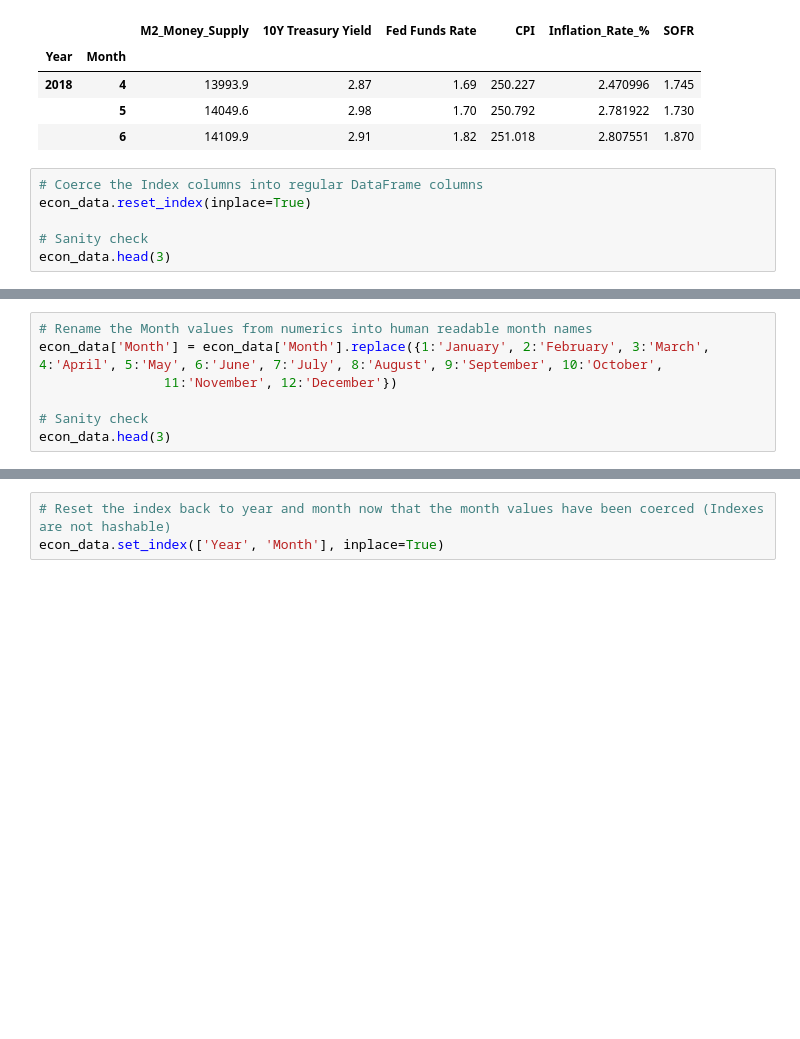
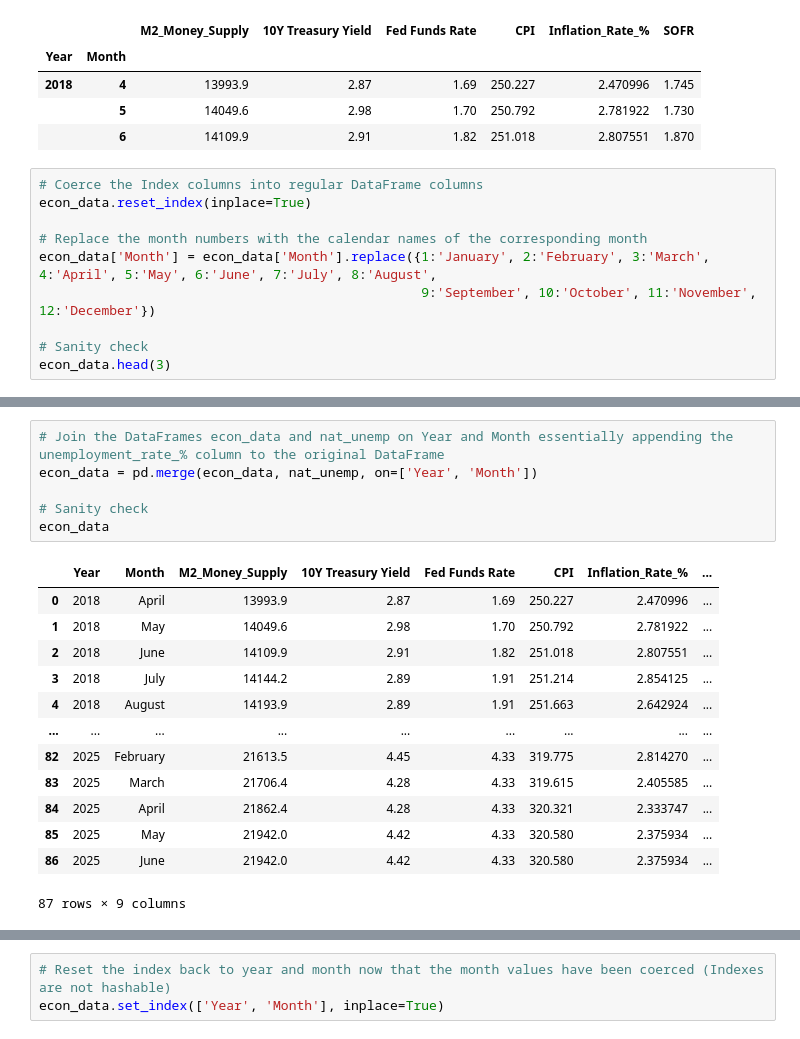
Before and after one commit to matt-harvey-data/US_Economic_Indicators_2018-2025, a Jupyter notebook: US_Macro_Economic_Indicators_2018-2025.ipynb, the cells around one changed output, grey strips where cells are left out. Cells and saved outputs as stored; diff of their text form; blank space fills up the shorter version.

```diff
--- a/US_Macro_Economic_Indicators_2018-2025.ipynb
+++ b/US_Macro_Economic_Indicators_2018-2025.ipynb
@@ -37,6 +50,10 @@ econ_data.head(3)
 # Coerce the Index columns into regular DataFrame columns
 econ_data.reset_index(inplace=True)
 
+# Replace the month numbers with the calendar names of the corresponding month
+econ_data['Month'] = econ_data['Month'].replace({1:'January', 2:'February', 3:'March', 4:'April', 5:'May', 6:'June', 7:'July', 8:'August',
+                                                 9:'September', 10:'October', 11:'November', 12:'December'})
+
 # Sanity check
 econ_data.head(3)
 # %% [output]
@@ -47,7 +63,0 @@ econ_data.head(3)
-# %%
-# Rename the Month values from numerics into human readable month names
-econ_data['Month'] = econ_data['Month'].replace({1:'January', 2:'February', 3:'March', 4:'April', 5:'May', 6:'June', 7:'July', 8:'August', 9:'September', 10:'October',
-                11:'November', 12:'December'})
-
-# Sanity check
-econ_data.head(3)
@@ -59,3 +106,23 @@ econ_data.head(3)
+# %%
+# Join the DataFrames econ_data and nat_unemp on Year and Month essentially appending the unemployment_rate_% column to the original DataFrame
+econ_data = pd.merge(econ_data, nat_unemp, on=['Year', 'Month'])
+
+# Sanity check
+econ_data
+# %% [output]
+|  | Year | Month | M2_Money_Supply | 10Y Treasury Yield | Fed Funds Rate | CPI | Inflation_Rate_% | ... |
+| 0 | 2018 | April | 13993.9 | 2.87 | 1.69 | 250.227 | 2.470996 | ... |
+| 1 | 2018 | May | 14049.6 | 2.98 | 1.70 | 250.792 | 2.781922 | ... |
+| 2 | 2018 | June | 14109.9 | 2.91 | 1.82 | 251.018 | 2.807551 | ... |
+| 3 | 2018 | July | 14144.2 | 2.89 | 1.91 | 251.214 | 2.854125 | ... |
+| 4 | 2018 | August | 14193.9 | 2.89 | 1.91 | 251.663 | 2.642924 | ... |
+| ... | ... | ... | ... | ... | ... | ... | ... | ... |
+| 82 | 2025 | February | 21613.5 | 4.45 | 4.33 | 319.775 | 2.814270 | ... |
+| 83 | 2025 | March | 21706.4 | 4.28 | 4.33 | 319.615 | 2.405585 | ... |
+| 84 | 2025 | April | 21862.4 | 4.28 | 4.33 | 320.321 | 2.333747 | ... |
+| 85 | 2025 | May | 21942.0 | 4.42 | 4.33 | 320.580 | 2.375934 | ... |
+| 86 | 2025 | June | 21942.0 | 4.42 | 4.33 | 320.580 | 2.375934 | ... |
+87 rows × 9 columns
 # %%
 # Print a list of column names
 econ_data.columns
```
Also changed, not shown: parts of 11 cells of this notebook.
